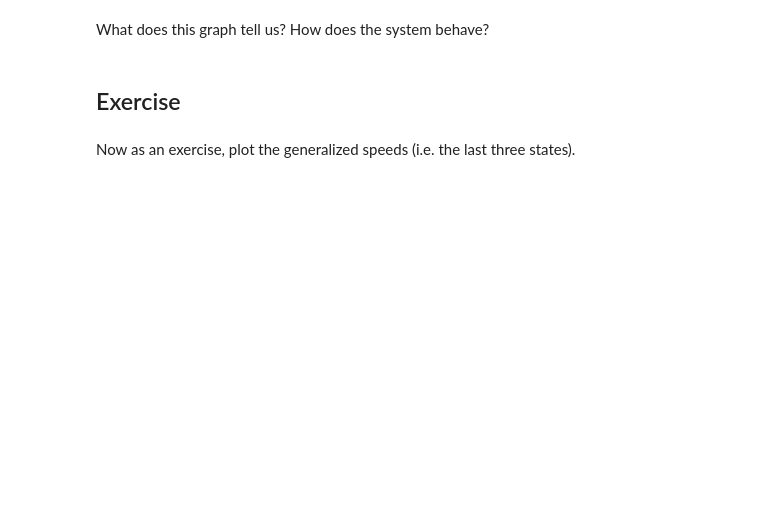
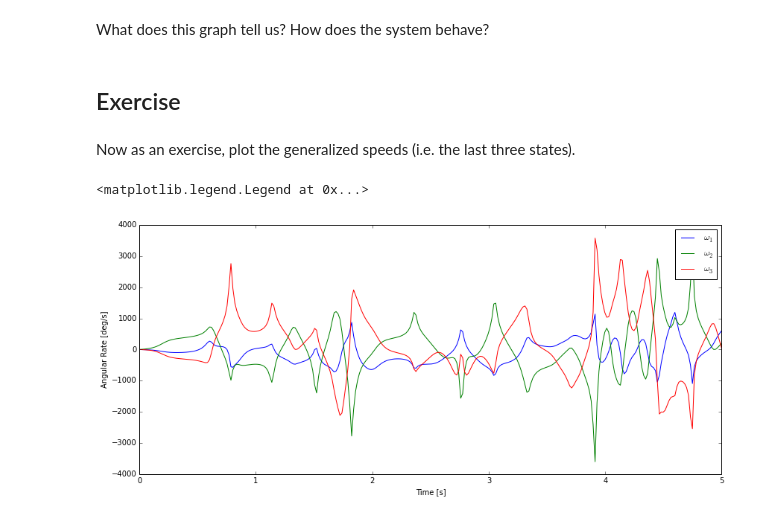
Before and after one commit to pydy/pydy-tutorial-human-standing, a Jupyter notebook: notebooks/n07_simulation.ipynb, the cells around one changed output. Cells and saved outputs as stored; diff of their text form; code cells hidden in the pictures; blank space fills up the shorter version.

```diff
--- a/notebooks/n07_simulation.ipynb
+++ b/notebooks/n07_simulation.ipynb
@@ -77,6 +83,8 @@ Make a list called `specified` that contains the three torque magnitude variable
 # %%
 ## Solution
 %load exercise_solutions/n07_simulation_torque-magnitude.py
+# %%
+specified = [ankle_torque, knee_torque, hip_torque]
 # %% [markdown]
 # Generate the Numerical ODE Function
 # %% [markdown]
@@ -137,6 +188,16 @@ We can use the `linspace` function to generate a time vector over 10 secs such t
 # %%
 ## Solution
 %load exercise_solutions/n07_simulation_sim-setup.py
+# %%
+numerical_specified = zeros(3)
+
+args = {'constants': numerical_constants,
+        'specified': numerical_specified}
+
+frames_per_sec = 60
+final_time = 5.0
+
+t = linspace(0.0, final_time, final_time * frames_per_sec)
 # %% [markdown]
 # Integrate the Equations of Motion
 # %% [markdown]
@@ -169,3 +238,11 @@ Now as an exercise, plot the generalized speeds (i.e. the last three states).
 # %%
 ## Solution
 %load exercise_solutions/n07_simulation_plot-speeds.py
+# %%
+plot(t, rad2deg(y[:, 3:]))
+xlabel('Time [s]')
+ylabel('Angular Rate [deg/s]')
+legend(["${}$".format(vlatex(s)) for s in speeds])
+# %% [output]
+<matplotlib.legend.Legend at 0x...>
+[figure, added]
```
Also changed, not shown: parts of 11 cells of this notebook, 9 other files.
